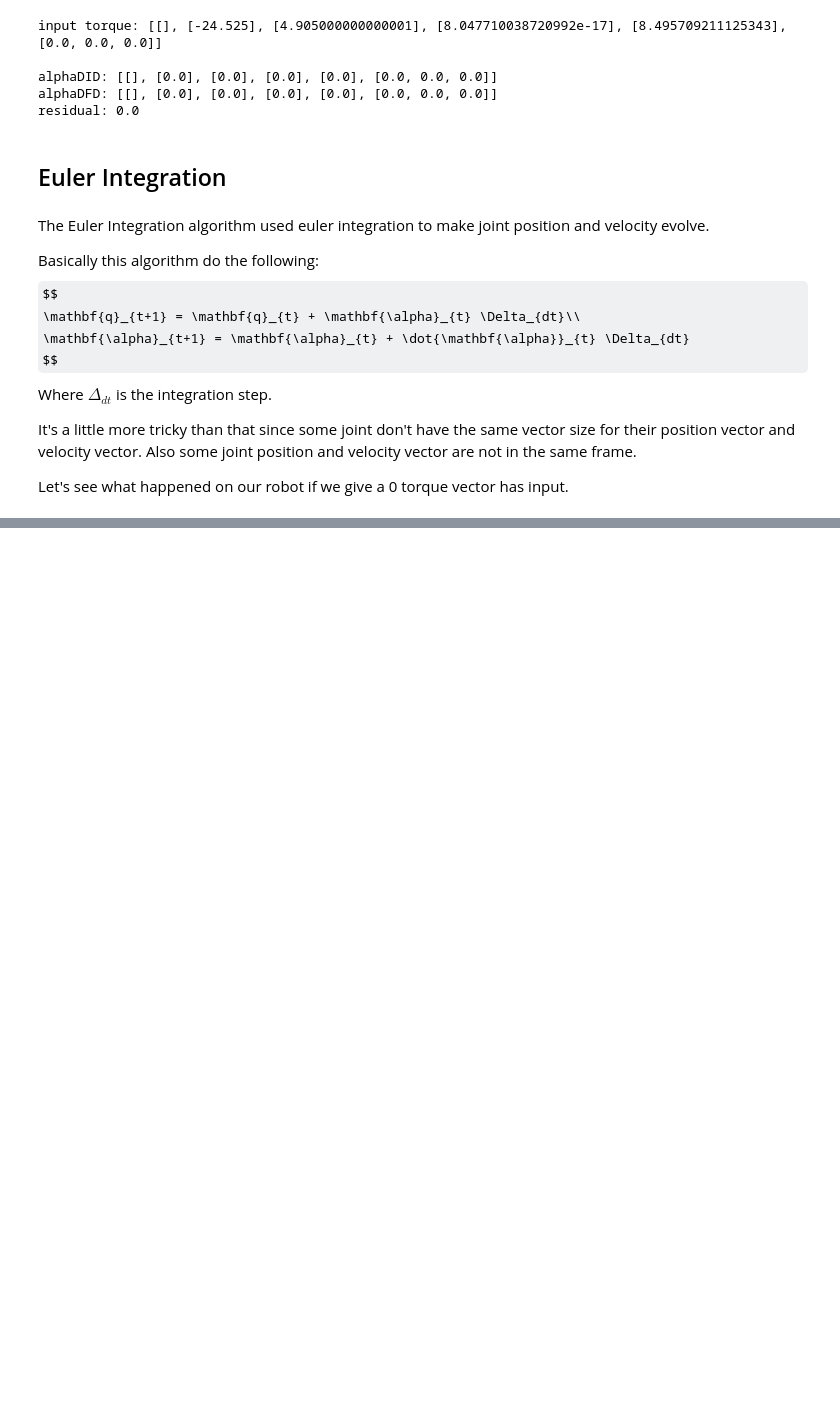
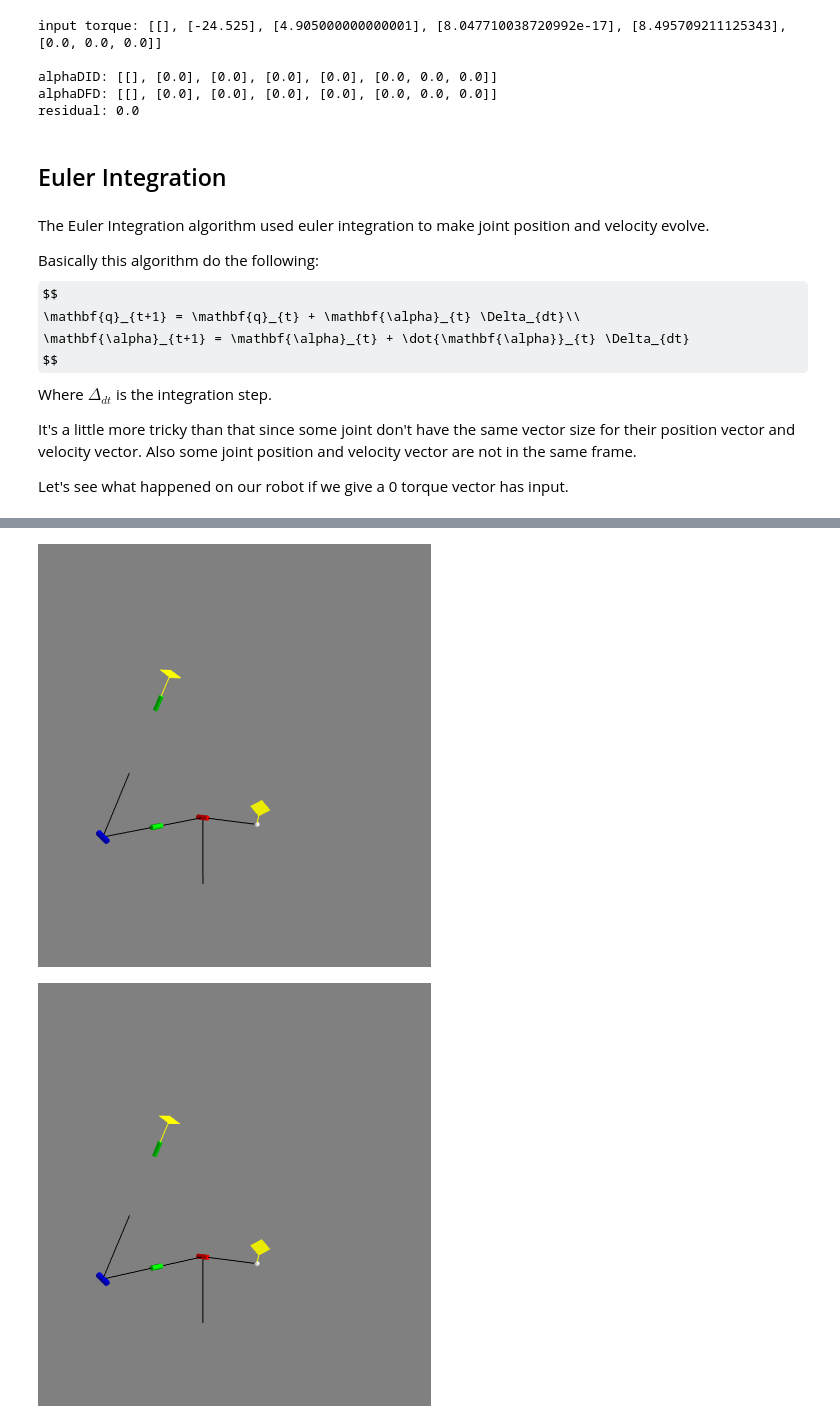
Before and after one commit to jrl-umi3218/sva_rbdyn_tutorials, a Jupyter notebook: SomeAlgorithm.ipynb, the cells around one changed output, grey strips where cells are left out. Drawn from its saved outputs; the diff is of its cells as text; code cells hidden in the pictures; some formulas as TeX source; blank space fills up the shorter version.

Commit message:
Change the way we displaying all the motion image.

```diff
--- a/SomeAlgorithm.ipynb
+++ b/SomeAlgorithm.ipynb
@@ -327,20 +327,3 @@ for i in xrange(iterations):
     mbcList.append(rbd.MultiBodyConfig(mbcEI)) # store the robot state
 
     rbd.eulerIntegration(mb, mbcEI, timeStep)
-# %%
-import IPython.display
-
-step = 10
-imgList = []
-
-for mbcIter in mbcList[::step]:
-    mbv.display(mb, mbcIter)
-    imgList.append(display())
-
-# display all images
-balise =\
-"""
-<img style='width: %spx; height: %spx margin: 0px; float: none; border: 1px solid black;' src='%s' />
-"""
-imagesList = ''.join([balise % (img.width, img.height, img.filename) for img in imgList])
-IPython.display.display(IPython.display.HTML(imagesList))
@@ -348,0 +330,13 @@ IPython.display.display(IPython.display.HTML(imagesList))
+# %%
+import IPython.display
+
+# display every 10 configuration
+step = 10
+for mbcIter in mbcList[::step]:
+    # a lot of display...
+    mbv.display(mb, mbcIter)
+    img = display()
+    IPython.display.display(img)
+# %% [output]
+[figure, added]
+[figure, added]
```
Also changed, not shown: parts of 2 cells of this notebook.
